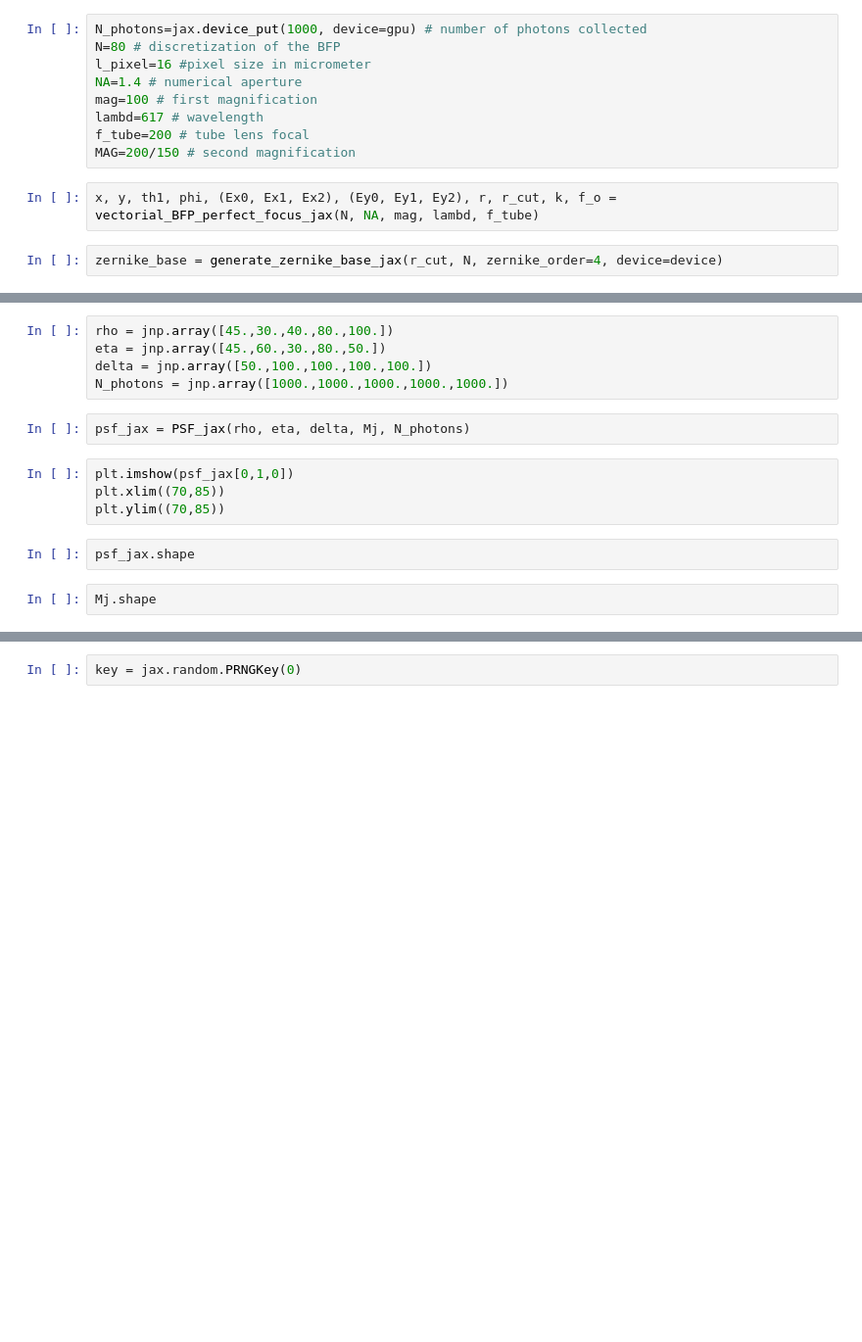
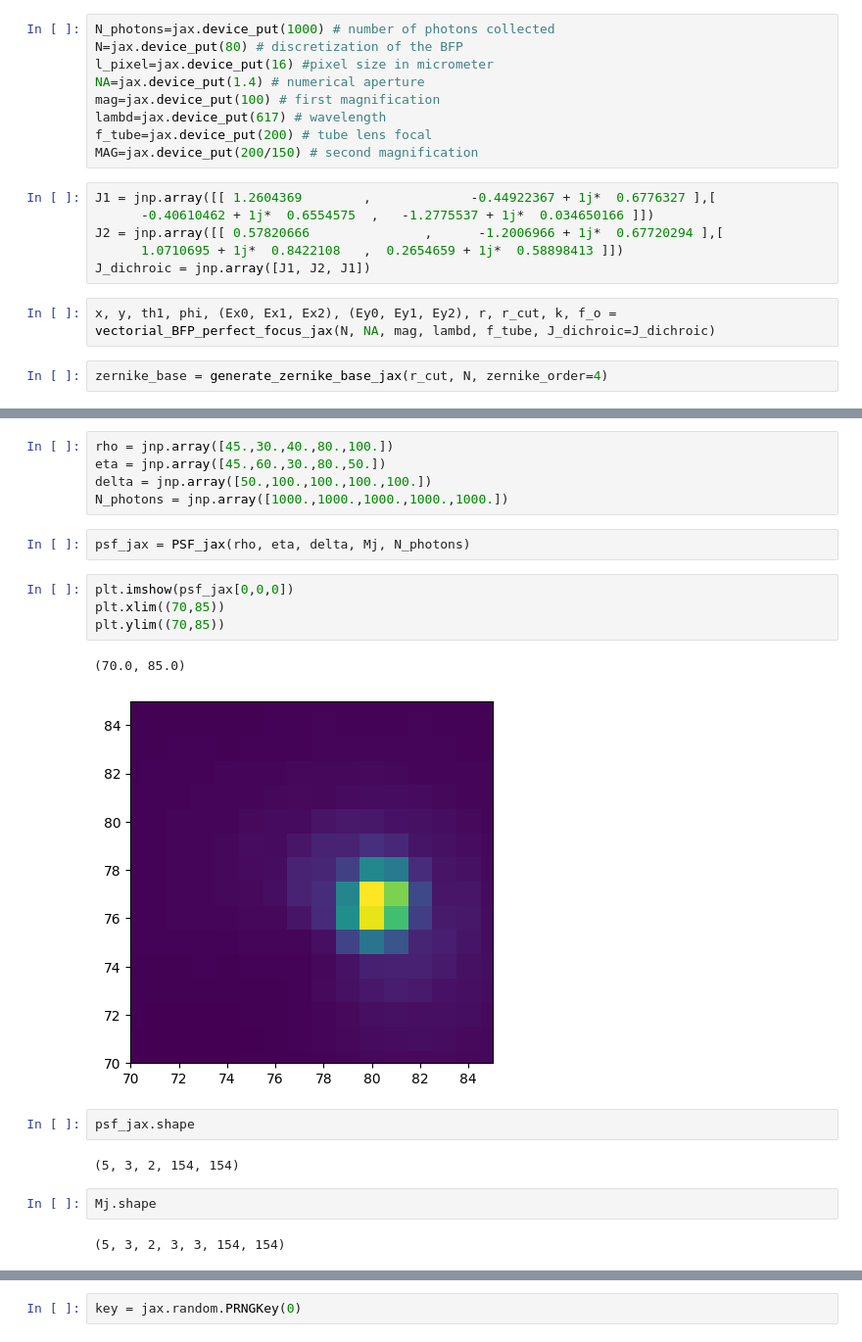
Before and after one commit to aautric/4polarMFM_these, a Jupyter notebook: PSF_jax_demo.ipynb, the cells around one changed output, grey strips where cells are left out. Shown at 98% size. Saved outputs shown, nothing was run; the diff lists cells and outputs as text; blank space fills up the shorter version.

```diff
--- a/PSF_jax_demo.ipynb
+++ b/PSF_jax_demo.ipynb
@@ -13,16 +17,22 @@ print(jax.devices())
 # %%
-N_photons=jax.device_put(1000, device=gpu) # number of photons collected
-N=80 # discretization of the BFP
-l_pixel=16 #pixel size in micrometer
-NA=1.4 # numerical aperture
-mag=100 # first magnification
-lambd=617 # wavelength
-f_tube=200 # tube lens focal
-MAG=200/150 # second magnification
+N_photons=jax.device_put(1000) # number of photons collected
+N=jax.device_put(80) # discretization of the BFP
+l_pixel=jax.device_put(16) #pixel size in micrometer
+NA=jax.device_put(1.4) # numerical aperture
+mag=jax.device_put(100) # first magnification
+lambd=jax.device_put(617) # wavelength
+f_tube=jax.device_put(200) # tube lens focal
+MAG=jax.device_put(200/150) # second magnification
+# %%
+J1 = jnp.array([[ 1.2604369        ,             -0.44922367 + 1j*  0.6776327 ],[
+      -0.40610462 + 1j*  0.6554575  ,   -1.2775537 + 1j*  0.034650166 ]])
+J2 = jnp.array([[ 0.57820666               ,      -1.2006966 + 1j*  0.67720294 ],[
+      1.0710695 + 1j*  0.8422108   ,  0.2654659 + 1j*  0.58898413 ]])
+J_dichroic = jnp.array([J1, J2, J1])
 # %%
-x, y, th1, phi, (Ex0, Ex1, Ex2), (Ey0, Ey1, Ey2), r, r_cut, k, f_o = vectorial_BFP_perfect_focus_jax(N, NA, mag, lambd, f_tube)
+x, y, th1, phi, (Ex0, Ex1, Ex2), (Ey0, Ey1, Ey2), r, r_cut, k, f_o = vectorial_BFP_perfect_focus_jax(N, NA, mag, lambd, f_tube, J_dichroic=J_dichroic)
 # %%
-zernike_base = generate_zernike_base_jax(r_cut, N, zernike_order=4, device=device)
+zernike_base = generate_zernike_base_jax(r_cut, N, zernike_order=4)
 # %%
 u, v, Npadding = padding_jax(r, r_cut, k, f_o)
 print(Npadding)
@@ -56,13 +70,20 @@ N_photons = jnp.array([1000.,1000.,1000.,1000.,1000.])
 # %%
 psf_jax = PSF_jax(rho, eta, delta, Mj, N_photons)
 # %%
-plt.imshow(psf_jax[0,1,0])
+plt.imshow(psf_jax[0,0,0])
 plt.xlim((70,85))
 plt.ylim((70,85))
+# %% [output]
+(70.0, 85.0)
+[figure, added]
 # %%
 psf_jax.shape
+# %% [output]
+(5, 3, 2, 154, 154)
 # %%
 Mj.shape
+# %% [output]
+(5, 3, 2, 3, 3, 154, 154)
 # %%
 plt.rcParams['figure.figsize'] = [10,7]
 fig, ax = plt.subplots(3,2)
```
Also changed, not shown: parts of 5 cells of this notebook, 1 other file.
